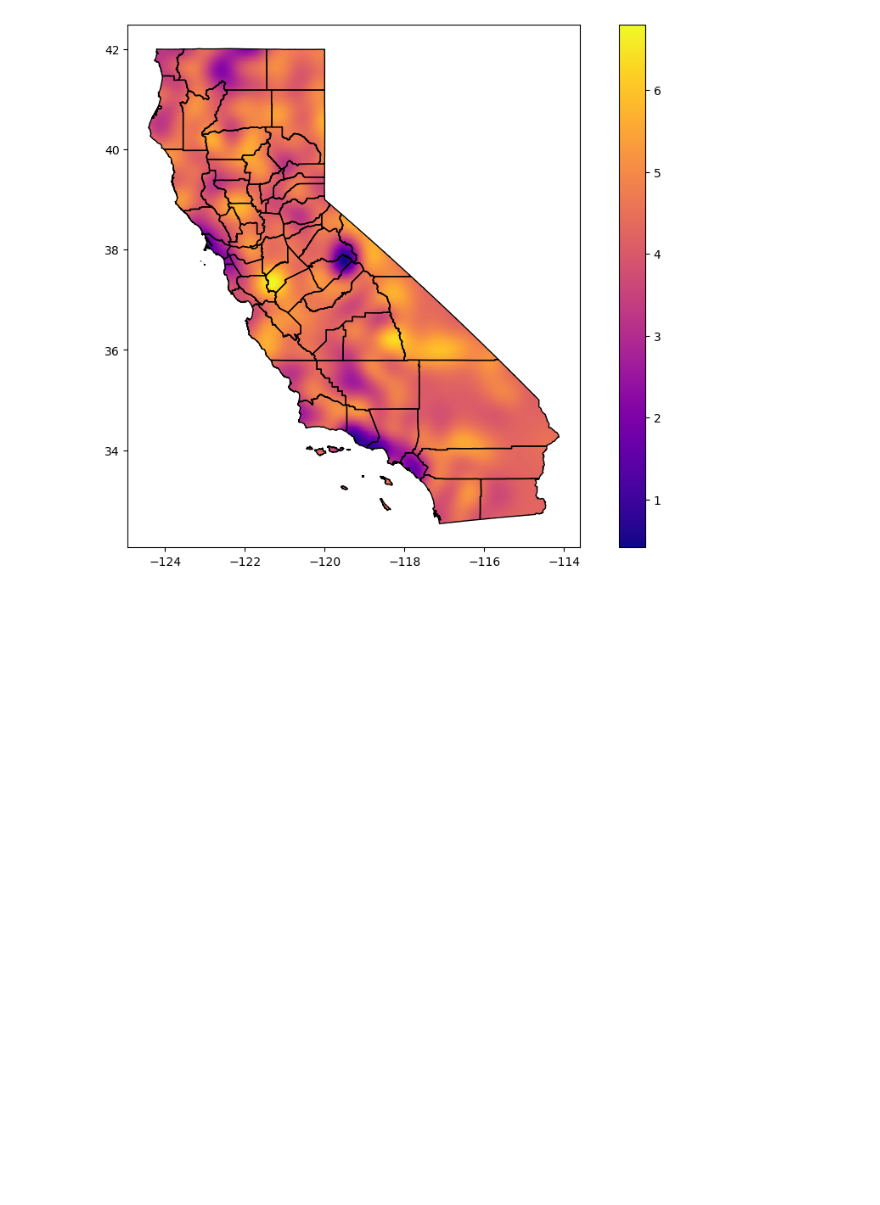
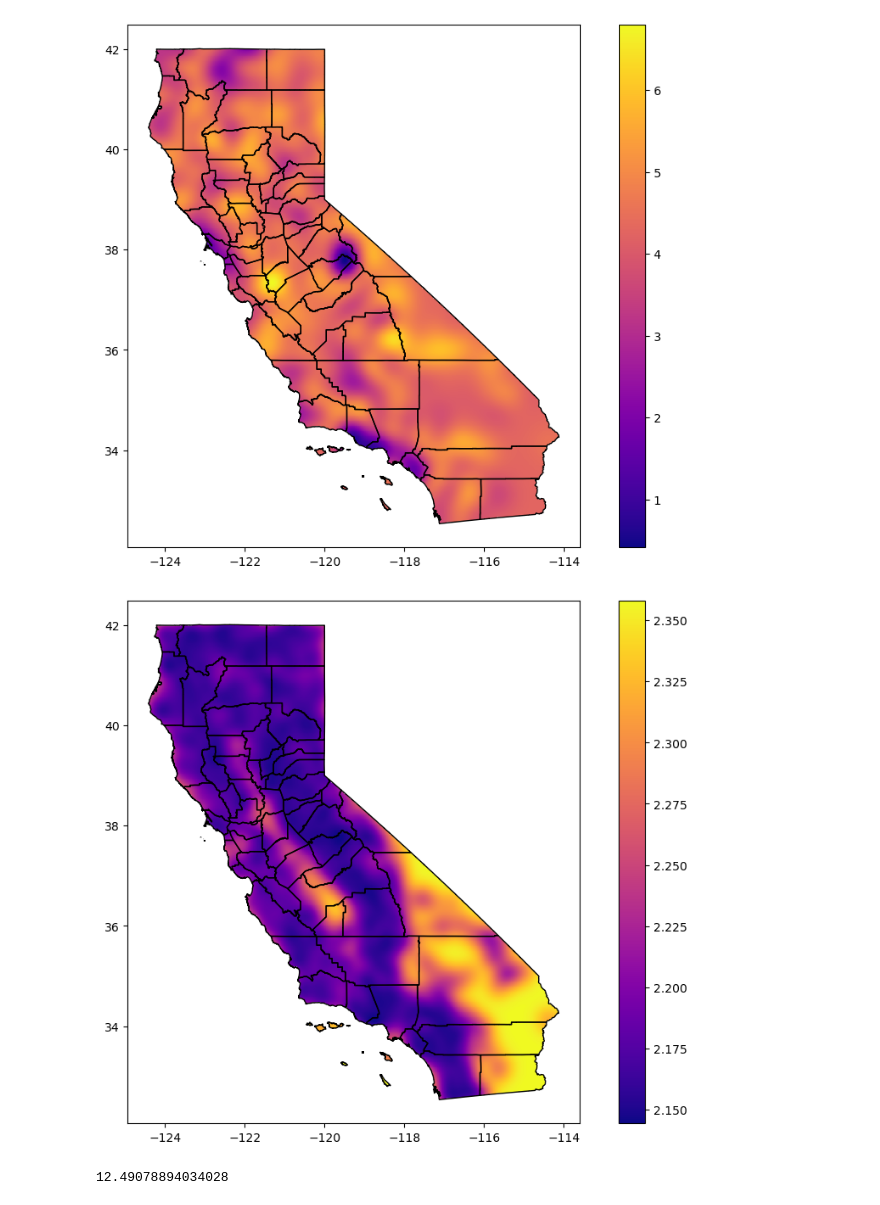
Before and after one commit to ternarysrche/rmp-wildfire, a Jupyter notebook: kriging_all.ipynb, the cells around one changed output. Cells and saved outputs as stored; diff of their text form; code cells hidden in the pictures; blank space fills up the shorter version.

```diff
--- a/kriging_all.ipynb
+++ b/kriging_all.ipynb
@@ -56,10 +62,14 @@ yi = np.array(cell["geometry"].centroid.y)
 from scipy.interpolate import griddata
 cell["interpolated_value"] = griddata(np.array([pointsx, pointsy]).T, values, np.array([xi, yi]).T, method='linear')
 cell["interpolated_value"].to_pickle("./dataframes/2000-2019/linear_interpolation_normal")
+# %%
+from scipy.interpolate import griddata
+cell["interpolated_value"] = griddata(np.array([pointsx, pointsy]).T, np.log(values*10000), np.array([xi, yi]).T, method='linear')
+cell["interpolated_value"].to_pickle("./dataframes/2000-2019/linear_interpolation_log_shifted10000")
 # %%
 from scipy.interpolate import griddata
-cell["interpolated_value"] = griddata(np.array([pointsx, pointsy]).T, np.log(values), np.array([xi, yi]).T, method='nearest')
-cell["interpolated_value"].to_pickle("./dataframes/2000-2019/nearest_interpolation_log")
+cell["interpolated_value"] = griddata(np.array([pointsx, pointsy]).T, np.log(values*10000), np.array([xi, yi]).T, method='nearest')
+cell["interpolated_value"].to_pickle("./dataframes/2000-2019/nearest_interpolation_log_shifted10000")
 # %%
 len(fires)
 # %% [output]
@@ -92,0 +103,4 @@ cell["interpolated_value"].to_pickle("./dataframes/2000-2019/ordinary_kriging_ga
+# %%
+plotter(np.sqrt(stdsq))
+# %% [output]
+[figure, added]
@@ -92,0 +109,4 @@ cell["interpolated_value"].to_pickle("./dataframes/2000-2019/ordinary_kriging_ga
+# %%
+min(values)*10000
+# %% [output]
+12.49078894034028
```
Also changed, not shown: parts of 3 cells of this notebook, 9 other files.
